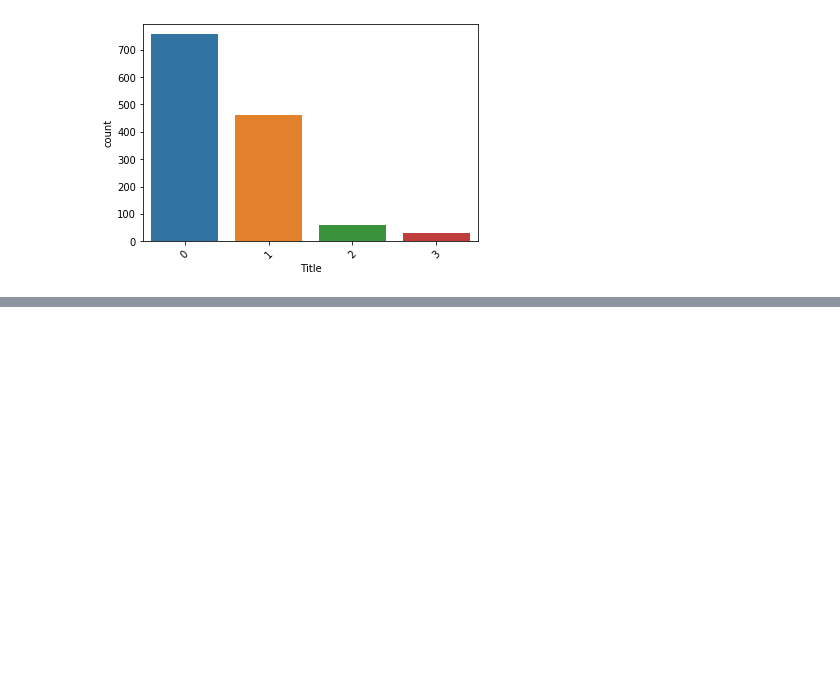
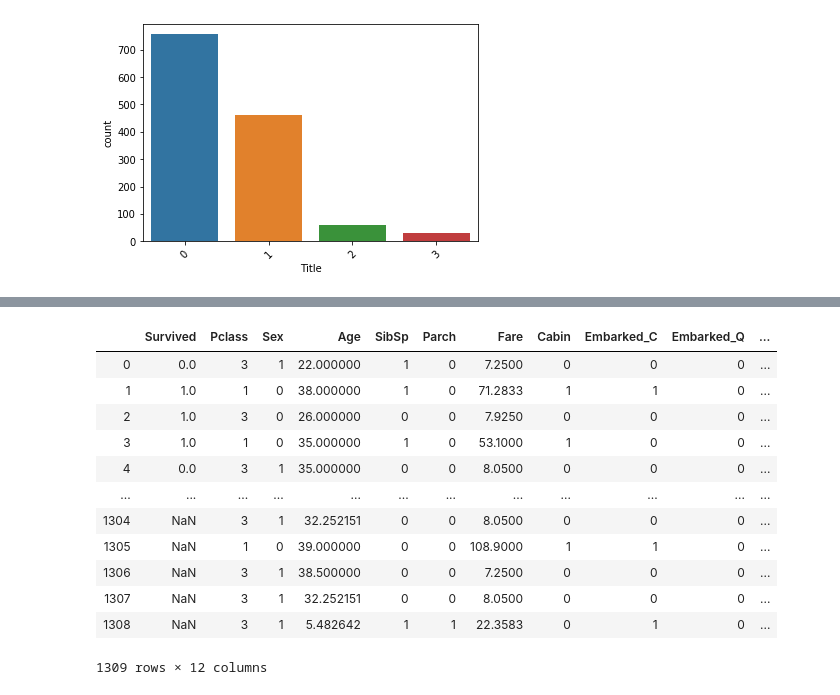
Before and after one commit to diegosilveiracn/titanic_kaggle, a Jupyter notebook: titanic_notebook.ipynb, the cells around one changed output, grey strips where cells are left out. Drawn from its saved outputs; the diff is of its cells as text; code cells hidden in the pictures; blank space fills up the shorter version.

```diff
--- a/titanic_notebook.ipynb
+++ b/titanic_notebook.ipynb
@@ -308,0 +311,3 @@ g = plt.setp(g.get_xticklabels(),rotation=45)
+# %%
+media_idade_por_titulo = df[['Title','Age']].groupby('Title').mean()
+media_idade_por_titulo
@@ -308,0 +341,22 @@ g = plt.setp(g.get_xticklabels(),rotation=45)
+# %%
+index_age_nan = df['Age'][df['Age'].isnull()].index
+index_age_nan
+
+for i in list(index_age_nan):
+    df['Age'].iloc[i] = media_idade_por_titulo['Age'][df['Title'].iloc[i]]
+
+df
+# %% [output]
+|  | Survived | Pclass | Sex | Age | SibSp | Parch | Fare | Cabin | Embarked_C | Embarked_Q | ... |
+| 0 | 0.0 | 3 | 1 | 22.000000 | 1 | 0 | 7.2500 | 0 | 0 | 0 | ... |
+| 1 | 1.0 | 1 | 0 | 38.000000 | 1 | 0 | 71.2833 | 1 | 1 | 0 | ... |
+| 2 | 1.0 | 3 | 0 | 26.000000 | 0 | 0 | 7.9250 | 0 | 0 | 0 | ... |
+| 3 | 1.0 | 1 | 0 | 35.000000 | 1 | 0 | 53.1000 | 1 | 0 | 0 | ... |
+| 4 | 0.0 | 3 | 1 | 35.000000 | 0 | 0 | 8.0500 | 0 | 0 | 0 | ... |
+| ... | ... | ... | ... | ... | ... | ... | ... | ... | ... | ... | ... |
+| 1304 | NaN | 3 | 1 | 32.252151 | 0 | 0 | 8.0500 | 0 | 0 | 0 | ... |
+| 1305 | NaN | 1 | 0 | 39.000000 | 0 | 0 | 108.9000 | 1 | 1 | 0 | ... |
+| 1306 | NaN | 3 | 1 | 38.500000 | 0 | 0 | 7.2500 | 0 | 0 | 0 | ... |
+| 1307 | NaN | 3 | 1 | 32.252151 | 0 | 0 | 8.0500 | 0 | 0 | 0 | ... |
+| 1308 | NaN | 3 | 1 | 5.482642 | 1 | 1 | 22.3583 | 0 | 1 | 0 | ... |
+1309 rows × 12 columns
```
Also changed, not shown: parts of 4 cells of this notebook.
